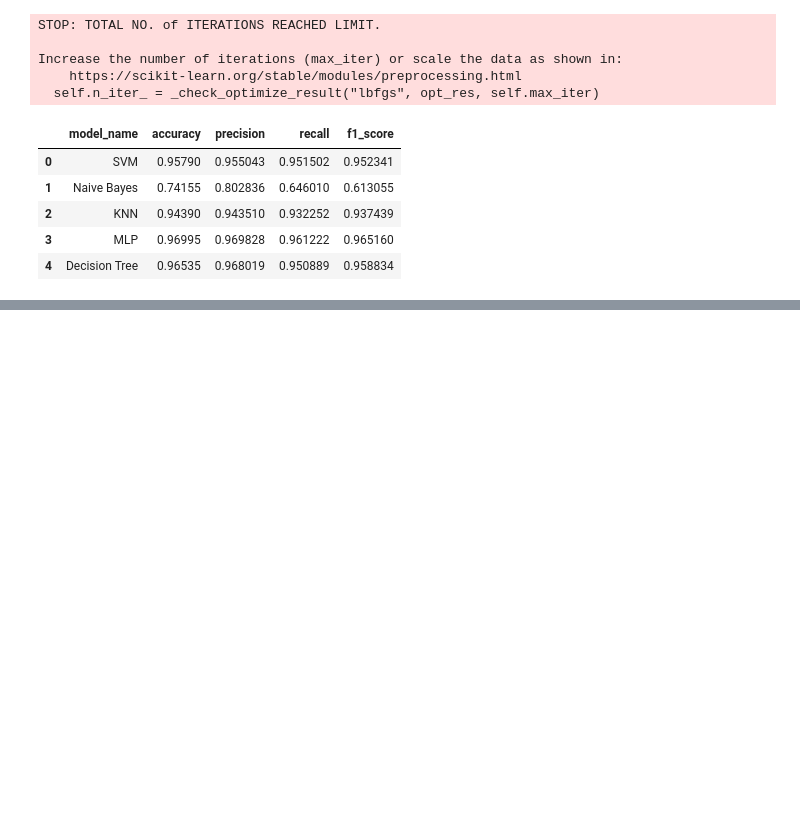
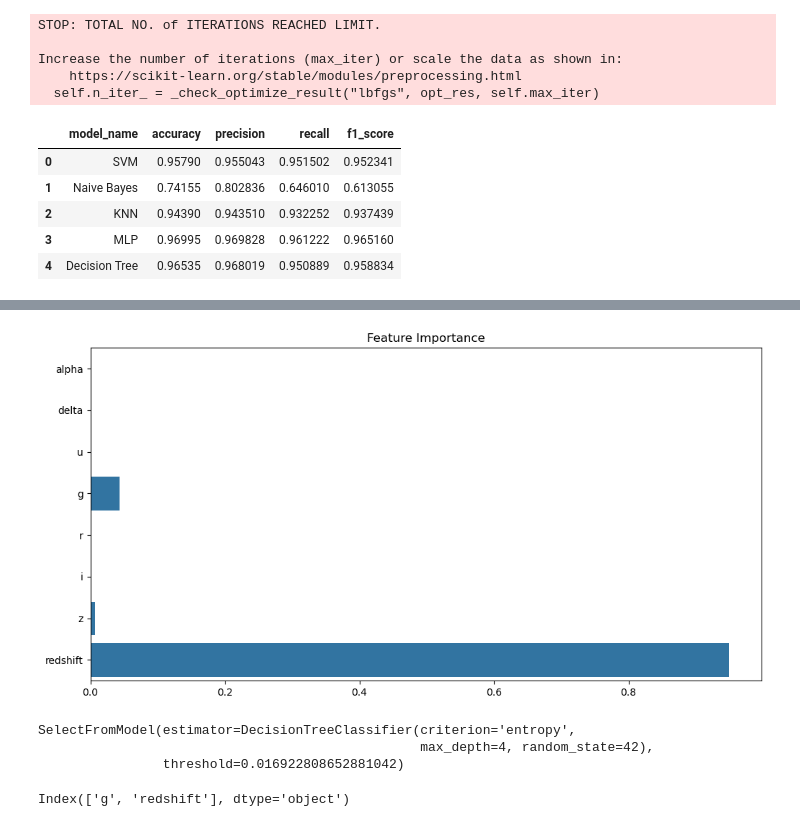
Before and after one commit to dvccs-softex/apd-de-maquina-RRIA, a Jupyter notebook: notebook.ipynb, the cells around one changed output, grey strips where cells are left out. Cells and saved outputs as stored; diff of their text form; code cells hidden in the pictures; blank space fills up the shorter version.

Commit message:
FEAT: feature selection

```diff
--- a/notebook.ipynb
+++ b/notebook.ipynb
@@ -337,0 +341,32 @@ Increase the number of iterations (max_iter) or scale the data as shown in:
+# %%
+model = DecisionTreeClassifier(criterion='entropy', max_depth=4, min_samples_leaf=1, random_state=42, ccp_alpha=0.0)
+model.fit(X_train, y_train)
+
+importance = model.feature_importances_
+feature_names = X.columns.to_list()
+
+plt.figure(figsize=(12, 6))
+
+sns.barplot(x=importance, y=feature_names)
+plt.title('Feature Importance')
+plt.show()
+# %% [output]
+[figure, added]
+# %%
+from sklearn.feature_selection import SelectFromModel
+
+thresholds = np.sort(importance)[-3] + 0.01
+
+sfm = SelectFromModel(model, threshold=thresholds).fit(X_train, y_train)
+sfm
+# %% [output]
+SelectFromModel(estimator=DecisionTreeClassifier(criterion='entropy',
+                                                 max_depth=4, random_state=42),
+                threshold=0.016922808652881042)
+# %%
+support = sfm.get_support()
+
+selected_features = X.columns[sfm.get_support()]
+selected_features
+# %% [output]
+Index(['g', 'redshift'], dtype='object')
```
Also changed, not shown: parts of 3 cells of this notebook.
